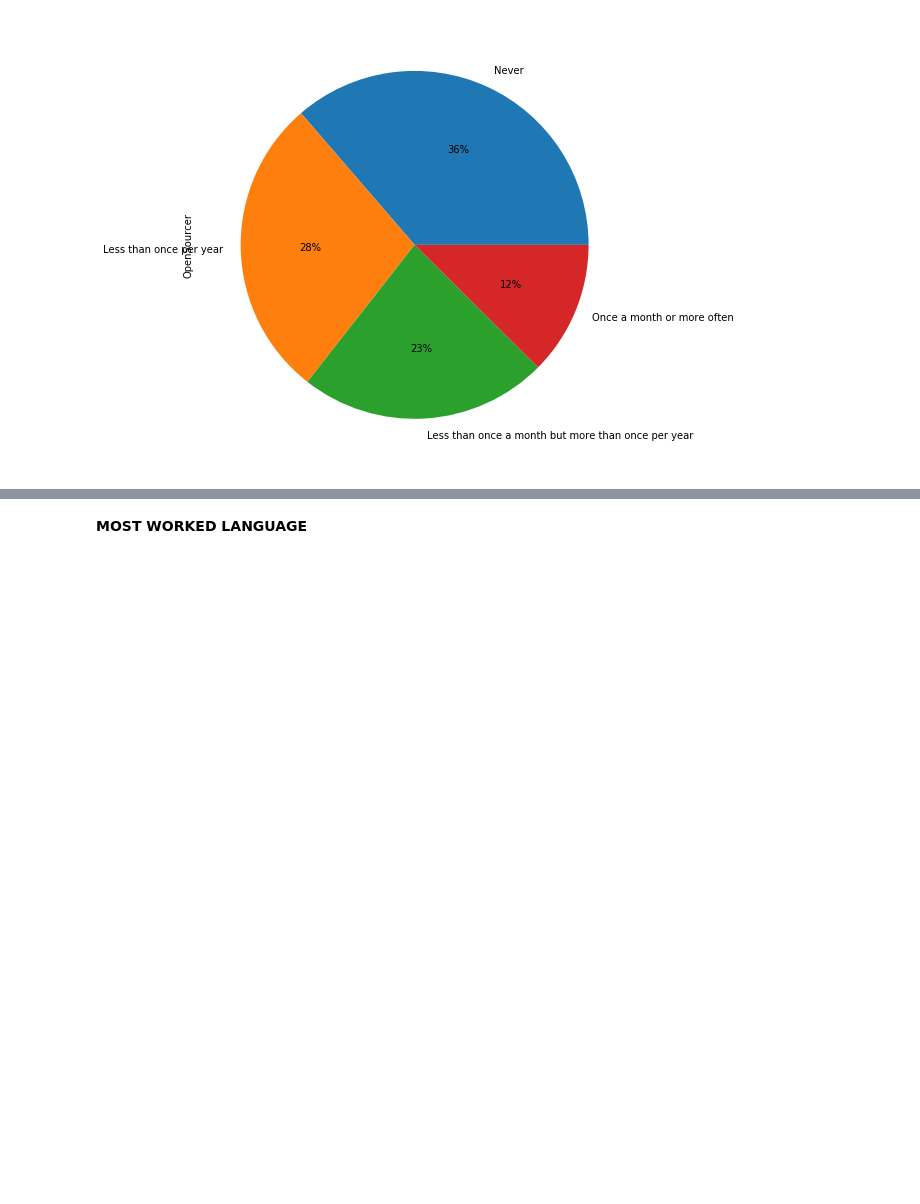
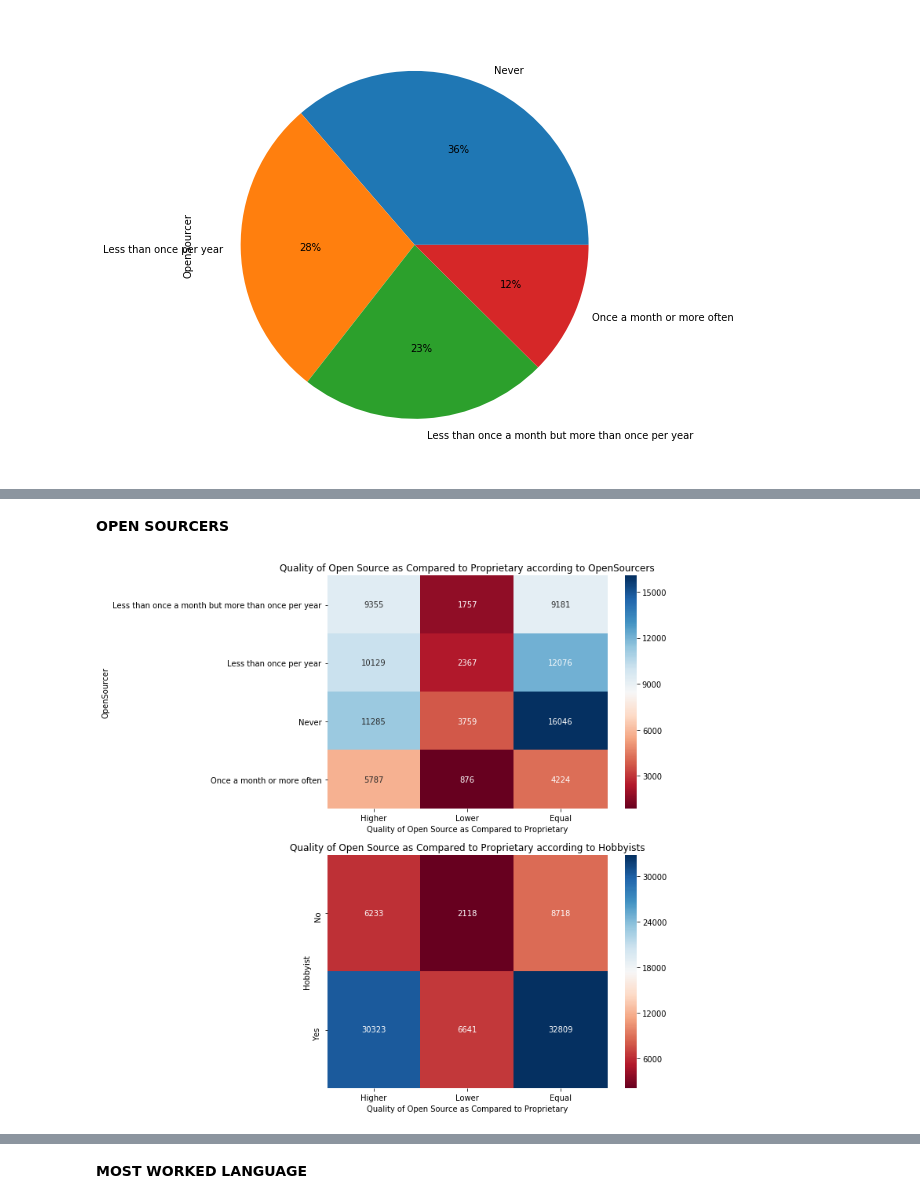
Before and after one commit to Ritvik19/Data-Tales, a Jupyter notebook: Stack-Overflow-Developer-Survey-2019/Analysis.ipynb, the cells around one changed output, grey strips where cells are left out. Saved outputs shown, nothing was run; the diff lists cells and outputs as text; code cells hidden in the pictures; blank space fills up the shorter version.

```diff
--- a/Stack-Overflow-Developer-Survey-2019/Analysis.ipynb
+++ b/Stack-Overflow-Developer-Survey-2019/Analysis.ipynb
@@ -170,0 +160,18 @@ _.groupby('MainBranch').sum()
+# %% [markdown]
+**OPEN SOURCERS**
+# %%
+fig, ax = plt.subplots(nrows=2, ncols=1, figsize=(8,12))
+
+g1 = sns.heatmap(pd.crosstab(data['OpenSourcer'], data['OpenSource']), annot=True, fmt='g', ax=ax[0], cmap='RdBu')
+g1.set_xticklabels(['Higher', 'Lower', 'Equal'], rotation=0)
+g1.set_xlabel('Quality of Open Source as Compared to Proprietary')
+g1.set_title('Quality of Open Source as Compared to Proprietary according to OpenSourcers')
+
+g2 = sns.heatmap(pd.crosstab(data['Hobbyist'], data['OpenSource']), annot=True, fmt='g', ax=ax[1], cmap='RdBu')
+g2.set_xticklabels(['Higher', 'Lower', 'Equal'], rotation=0)
+g2.set_xlabel('Quality of Open Source as Compared to Proprietary')
+g2.set_title('Quality of Open Source as Compared to Proprietary according to Hobbyists')
+
+plt.show()
+# %% [output]
+[figure, added]
```
Also changed, not shown: parts of 12 cells of this notebook.
